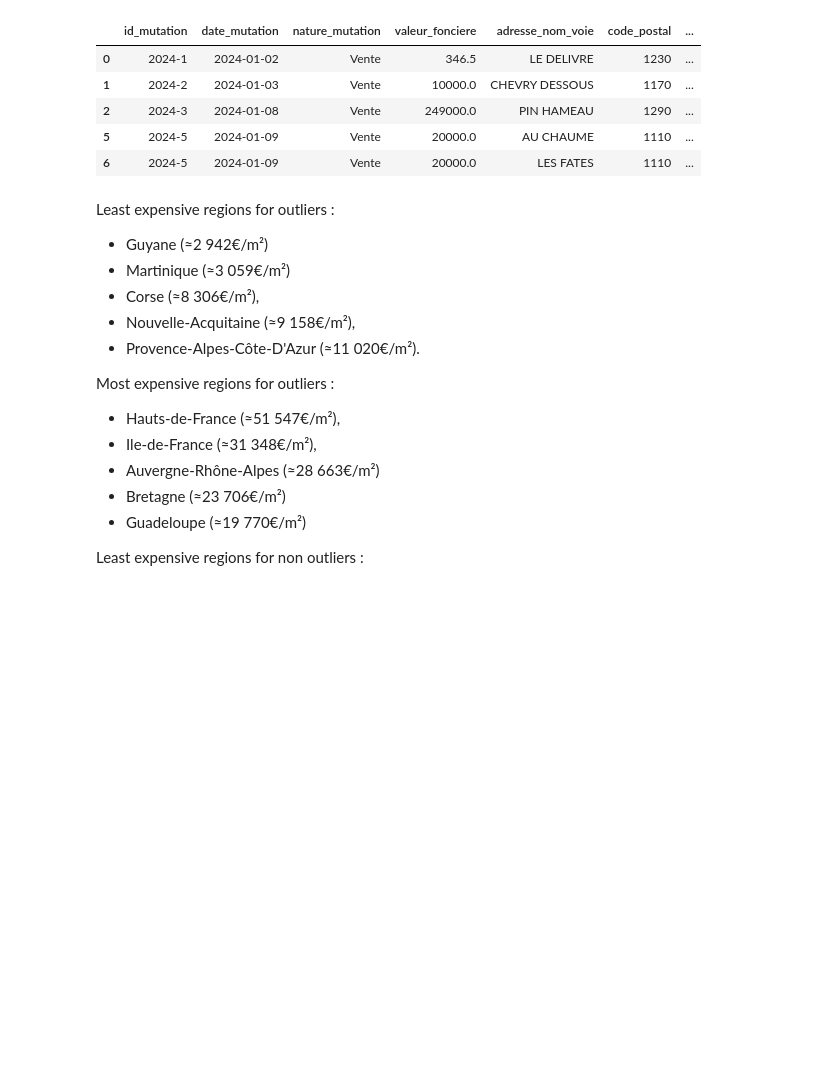
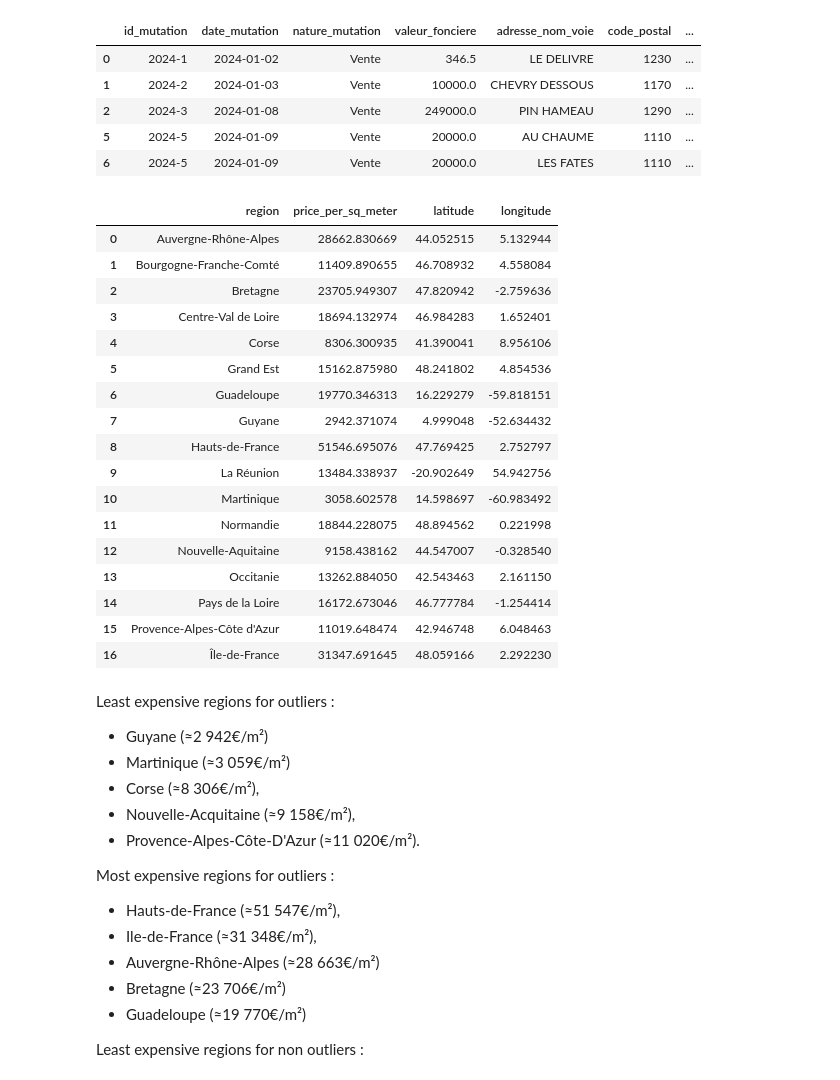
Before and after one commit to Kal3idoscope/Land-data-analysis-French-market, a Jupyter notebook: interactive_maps_geo.ipynb, the cells around one changed output. Cells and saved outputs as stored; diff of their text form; code cells hidden in the pictures; blank space fills up the shorter version.

```diff
--- a/interactive_maps_geo.ipynb
+++ b/interactive_maps_geo.ipynb
@@ -510,22 +499,45 @@ non_outliers.head()
 # %%
 #### MEAN PRICE PER SQUARE METER BY REGION ####
 region_general = df_geo.groupby('region', as_index=False).agg({
     'price_per_sq_meter': 'mean',
     'latitude': 'mean',
     'longitude': 'mean'
 })
 
 region_outliers = outliers.groupby('region', as_index=False).agg({
     'price_per_sq_meter': 'mean',
     'latitude': 'mean',
     'longitude': 'mean'
 })
 
 region_non_outliers = non_outliers.groupby('region', as_index=False).agg({
     'price_per_sq_meter': 'mean',
     'latitude': 'mean',
     'longitude': 'mean'
 })
+
+#region_general
+region_outliers
+#region_non_outliers
+# %% [output]
+|  | region | price_per_sq_meter | latitude | longitude |
+| 0 | Auvergne-Rhône-Alpes | 28662.830669 | 44.052515 | 5.132944 |
+| 1 | Bourgogne-Franche-Comté | 11409.890655 | 46.708932 | 4.558084 |
+| 2 | Bretagne | 23705.949307 | 47.820942 | -2.759636 |
+| 3 | Centre-Val de Loire | 18694.132974 | 46.984283 | 1.652401 |
+| 4 | Corse | 8306.300935 | 41.390041 | 8.956106 |
+| 5 | Grand Est | 15162.875980 | 48.241802 | 4.854536 |
+| 6 | Guadeloupe | 19770.346313 | 16.229279 | -59.818151 |
+| 7 | Guyane | 2942.371074 | 4.999048 | -52.634432 |
+| 8 | Hauts-de-France | 51546.695076 | 47.769425 | 2.752797 |
+| 9 | La Réunion | 13484.338937 | -20.902649 | 54.942756 |
+| 10 | Martinique | 3058.602578 | 14.598697 | -60.983492 |
+| 11 | Normandie | 18844.228075 | 48.894562 | 0.221998 |
+| 12 | Nouvelle-Aquitaine | 9158.438162 | 44.547007 | -0.328540 |
+| 13 | Occitanie | 13262.884050 | 42.543463 | 2.161150 |
+| 14 | Pays de la Loire | 16172.673046 | 46.777784 | -1.254414 |
+| 15 | Provence-Alpes-Côte d'Azur | 11019.648474 | 42.946748 | 6.048463 |
+| 16 | Île-de-France | 31347.691645 | 48.059166 | 2.292230 |
 # %%
 #### OUTLIERS MAP AVERAGE PRICE PER SQUARE METER BY REGION ####
 
```
Also changed, not shown: parts of 2 cells of this notebook, 2 other files.
